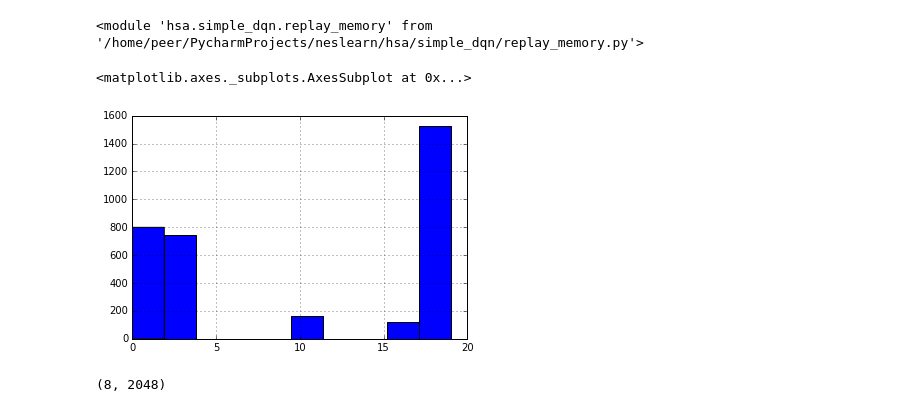
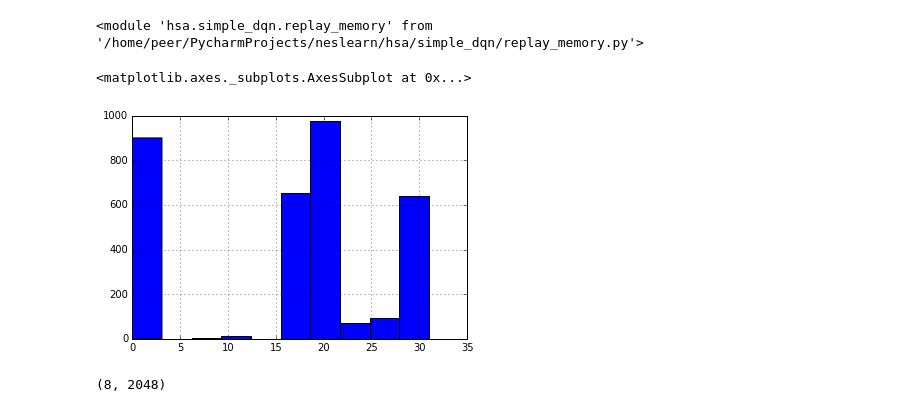
Before and after one commit to PeerM/neslearn_bachelor, a Jupyter notebook: hsa/notebooks/check_replay_memory.ipynb, the cells around one changed output. Cells and saved outputs as stored; diff of their text form; code cells hidden in the pictures.

```diff
--- a/hsa/notebooks/check_replay_memory.ipynb
+++ b/hsa/notebooks/check_replay_memory.ipynb
@@ -26,16 +28,16 @@ args = parse_args("")
 inputs = pandas.read_hdf("mario_1_1_first.hdf", key="inputs")
 rams = pandas.read_hdf("mario_1_1_first.hdf", key="rams")
 
-dqn_inputs = np.array([numpy_to_dqn(row) for row in inputs.values])
+rdqn_inputs = np.array([numpy_to_rdqn(row) for row in inputs.values])
 
 rewarder = re.MultiReward(re.MarioDeath(), re.MarioScore(), re.MarioXAcceleration())
 
 rewards = np.array([rewarder.reward(row) for row in rams.values])
 # %%
-pandas.Series(dqn_inputs).hist()
+pandas.Series(rdqn_inputs).hist()
 # %% [output]
 <matplotlib.axes._subplots.AxesSubplot at 0x...>
-[figure, old version]
+[figure, new version]
 # %%
 the_memories = replay_memory.ReplayMemory(8000, args)
 # %%
```
Also changed, not shown: parts of 5 cells of this notebook, 6 other files.
